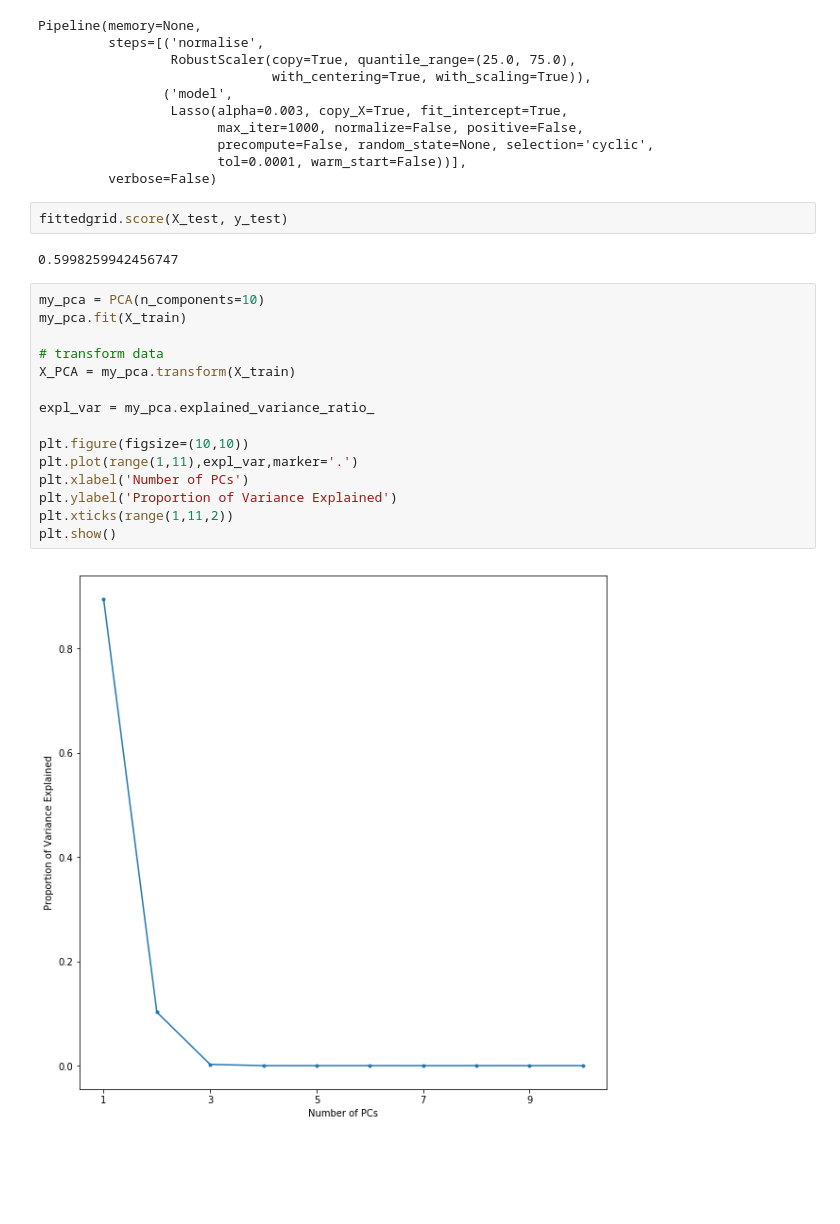
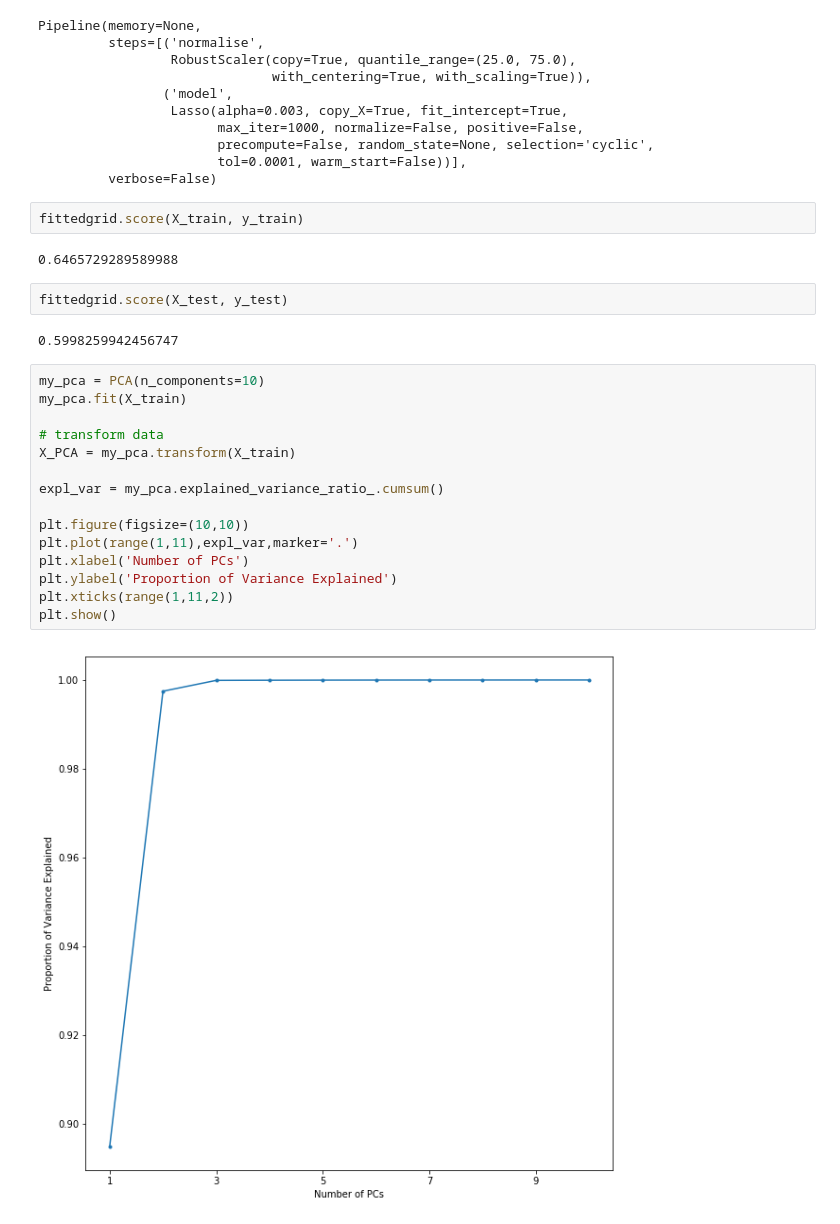
Before and after one commit to ber0-0/BrainStation-Capstone-Sale-Price-Prediction, a Jupyter notebook: Transaction.ipynb, the cells around one changed output. Saved outputs shown, nothing was run; the diff lists cells and outputs as text; blank space fills up the shorter version.

```diff
--- a/Transaction.ipynb
+++ b/Transaction.ipynb
@@ -328,6 +328,10 @@ Pipeline(memory=None,
                        precompute=False, random_state=None, selection='cyclic',
                        tol=0.0001, warm_start=False))],
          verbose=False)
+# %%
+fittedgrid.score(X_train, y_train)
+# %% [output]
+0.6465729289589988
 # %%
 fittedgrid.score(X_test, y_test)
 # %% [output]
@@ -335,19 +339,19 @@ fittedgrid.score(X_test, y_test)
 # %%
 my_pca = PCA(n_components=10)
 my_pca.fit(X_train)
 
 # transform data
 X_PCA = my_pca.transform(X_train)
 
-expl_var = my_pca.explained_variance_ratio_
+expl_var = my_pca.explained_variance_ratio_.cumsum()
 
 plt.figure(figsize=(10,10))
 plt.plot(range(1,11),expl_var,marker='.')
 plt.xlabel('Number of PCs')
 plt.ylabel('Proportion of Variance Explained')
 plt.xticks(range(1,11,2))
 plt.show()
 # %% [output]
-[figure, old version]
+[figure, new version]
 # %%
 estimators = [('normalise', StandardScaler()),
```
Also changed, not shown: parts of 3 cells of this notebook.
